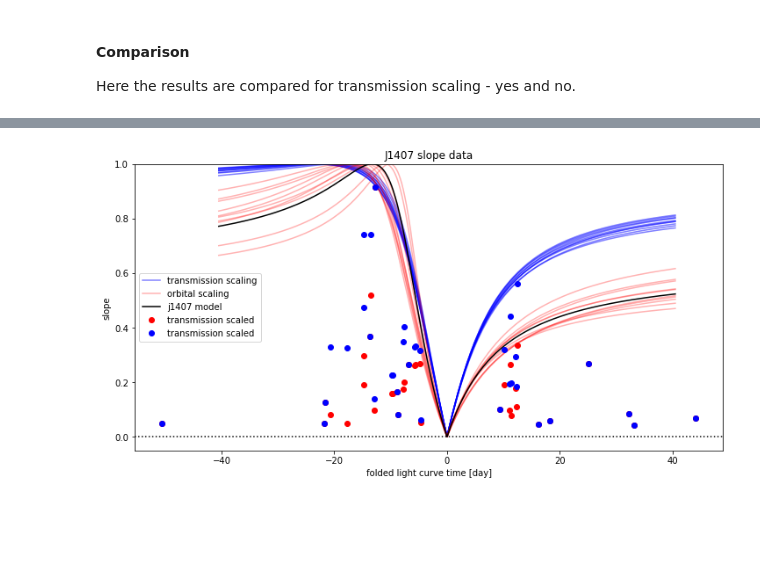
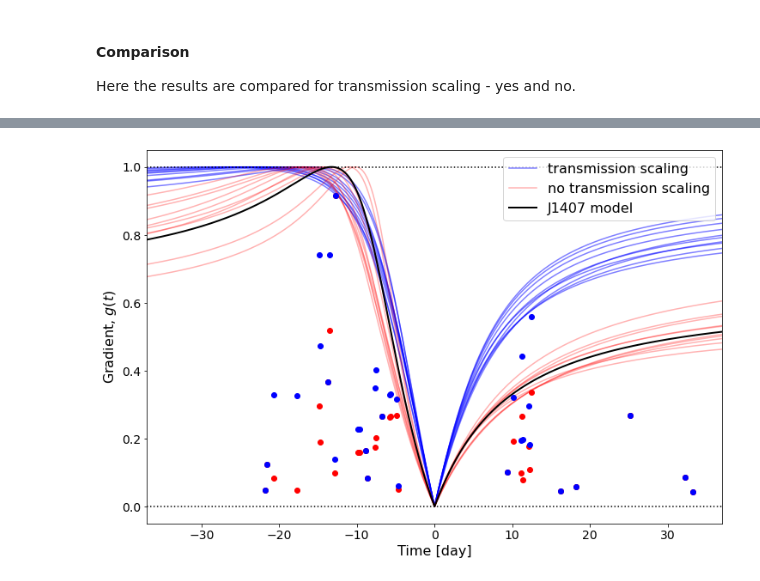
Before and after one commit to dmvandam/BeyonCE, a Jupyter notebook: j1407_analysis.ipynb, the cells around one changed output, grey strips where cells are left out. Saved outputs shown, nothing was run; the diff lists cells and outputs as text; code cells hidden in the pictures; blank space fills up the shorter version.

```diff
--- a/j1407_analysis.ipynb
+++ b/j1407_analysis.ipynb
@@ -399,4 +399,4 @@ grid_analysis.determine_gradient_fit()
 # %%
-rms_analysis, disk_radius_analysis, inclination_analysis, tilt_analysis, dx_analysis, dy_analysis = grid_analysis.extract_solutions(2000)
+rms_analysis, disk_radius_analysis, inclination_analysis, tilt_analysis, dx_analysis, dy_analysis = grid_analysis.extract_solutions(10000)
 orbital_scale_analysis = grid_analysis.gradients[0].orbital_scale
 # %% [output]
@@ -514,29 +518,32 @@ plt.show()
 # %%
-fig = plt.figure(figsize=(12, 6))
-plt.errorbar(slope_times, gradients_corr, fmt='o', color='r', label='transmission scaled')
-plt.errorbar(slope_times, gradients_corr / transmission_changes, fmt='o', color='b', label='transmission scaled')
+fig = plt.figure(figsize=(12, 8))
+plt.errorbar(slope_times, gradients_corr, fmt='o', color='r')#, label='transmission scaled')
+plt.errorbar(slope_times, gradients_corr / transmission_changes, fmt='o', color='b')#, label='transmission scaled')
 transmission_label = 'transmission scaling'
 for k in range(20):
     if dy_sorted[k] > 0:
         continue
     solution_gradients = ring_gradients(positions, scale * dx_analysis_sorted[k], scale * dy_analysis_sorted[k],
         inclination_analysis_sorted[k], tilt_analysis_sorted[k])
     plt.plot(times, solution_gradients, 'b-', alpha=0.5, label=transmission_label)
     transmission_label = None
-orbital_label = 'orbital scaling'
+orbital_label = 'no transmission scaling'
 for k in range(20):
     if dy_sorted[k] > 0:
         continue
     solution_gradients = ring_gradients(positions, scale * dx_sorted[k], scale * dy_sorted[k], inclination_sorted[k], tilt_sorted[k])
     plt.plot(times, solution_gradients, 'r-', alpha=0.3, label=orbital_label)
     orbital_label = None
-plt.plot(times, gradients, 'k-', label='j1407 model')
-plt.ylim(-0.05, 1)
+plt.plot(times, gradients, 'k-', lw=2, label='J1407 model')
+plt.xlim(-37, 37)
+plt.ylim(-0.05, 1.05)
 plt.gca().axhline(y=0, color='k', ls=':')
-plt.xlabel('folded light curve time [day]')
-plt.ylabel('slope')
-plt.title('J1407 slope data')
-plt.legend()
+plt.gca().axhline(y=1, color='k', ls=':')
+plt.xlabel('Time [day]', fontsize=16)
+plt.ylabel('Gradient, $g(t)$', fontsize=16)
+plt.legend(loc='upper right', fontsize=16)
+plt.gca().tick_params(labelsize=14)
+fig.savefig('figure_j1407_gradients.pdf', pad_inches=0.2, bbox_inches='tight')
 plt.show()
 # %% [output]
-[figure, old version]
+[figure, new version]
```
Also changed, not shown: parts of 10 cells of this notebook, 4 other files.
